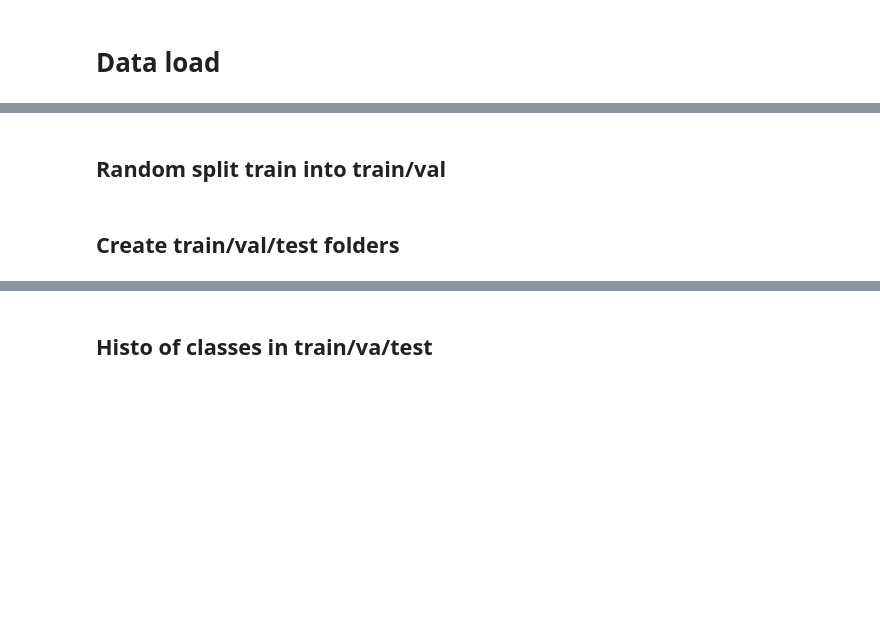
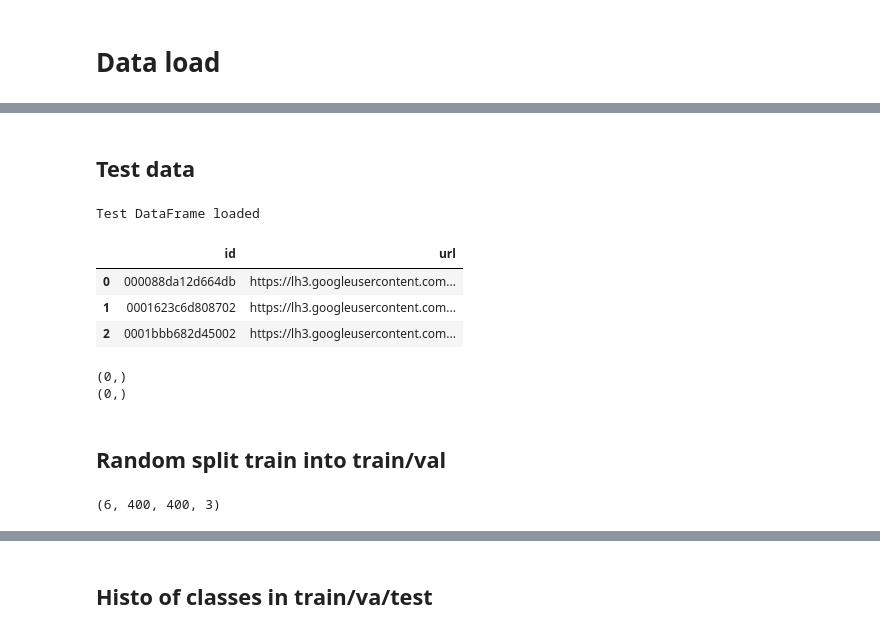
Before and after one commit to ahmadelsallab/gland, a Jupyter notebook: pretrained_base_model_top_model.ipynb, the cells around one changed output, grey strips where cells are left out. Drawn from its saved outputs; the diff is of its cells as text; code cells hidden in the pictures; blank space fills up the shorter version.

```diff
--- a/pretrained_base_model_top_model.ipynb
+++ b/pretrained_base_model_top_model.ipynb
@@ -10,4 +121,23 @@ import pandas as pd
+# %% [markdown]
+## Test data
+# %%
+test_data_path = '../../dat/test.csv'
+test_df = pd.read_csv(test_data_path)
+print('Test DataFrame loaded')
+test_df.head(3)
+# %% [output]
+Test DataFrame loaded
+|  | id | url |
+| 0 | 000088da12d664db | https://lh3.googleusercontent.com... |
+| 1 | 0001623c6d808702 | https://lh3.googleusercontent.com... |
+| 2 | 0001bbb682d45002 | https://lh3.googleusercontent.com... |
+# %%
+directory = '../../dat/test_raw'
+x_test, y_test = load_data(directory, test_df)
+print x_test.shape
+print y_test.shape
+# %% [output]
+(0,)
+(0,)
 # %% [markdown]
 ## Random split train into train/val
-# %% [markdown]
-## Create train/val/test folders
@@ -13,0 +146,4 @@ import pandas as pd
+# %%
+x_train.shape
+# %% [output]
+(6, 400, 400, 3)
```
Also changed, not shown: parts of 25 cells of this notebook, 5 other files.
